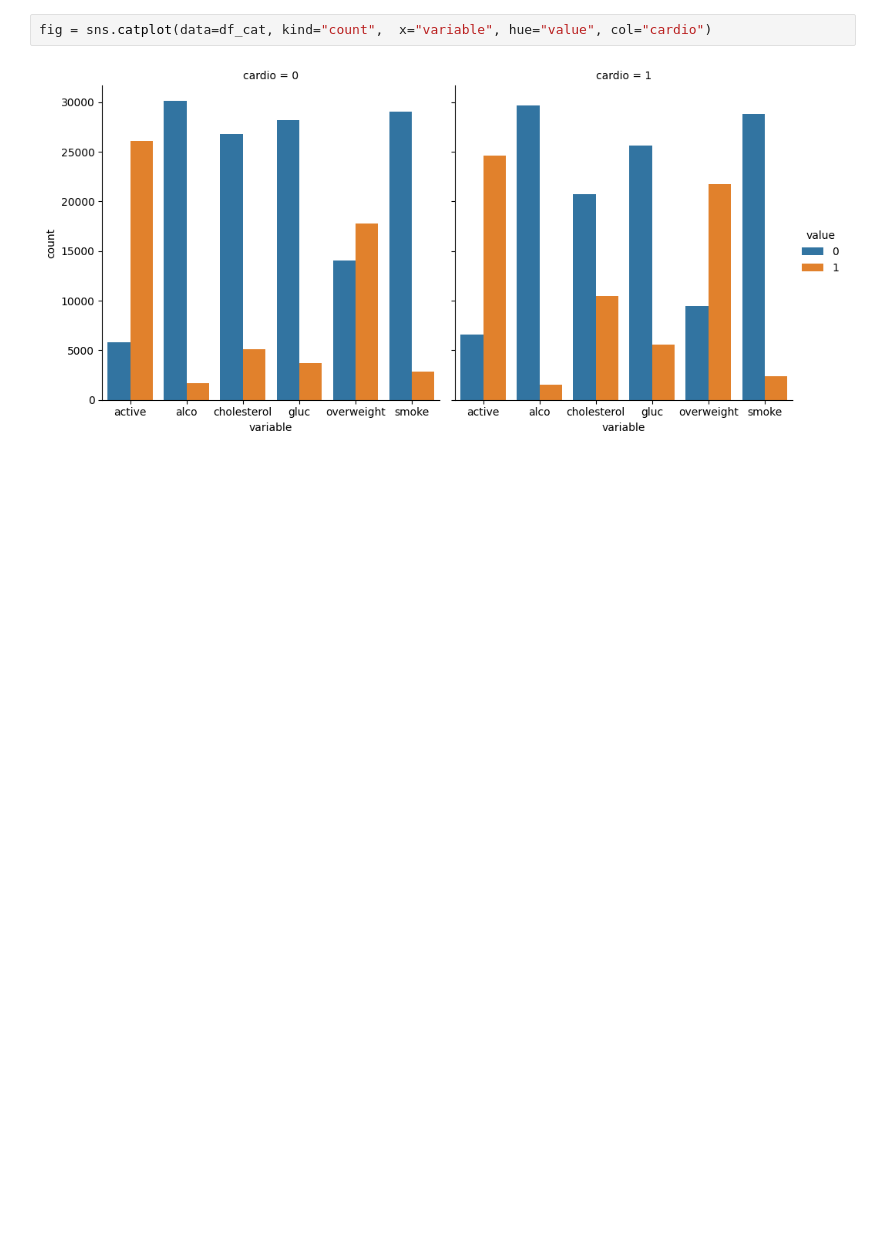
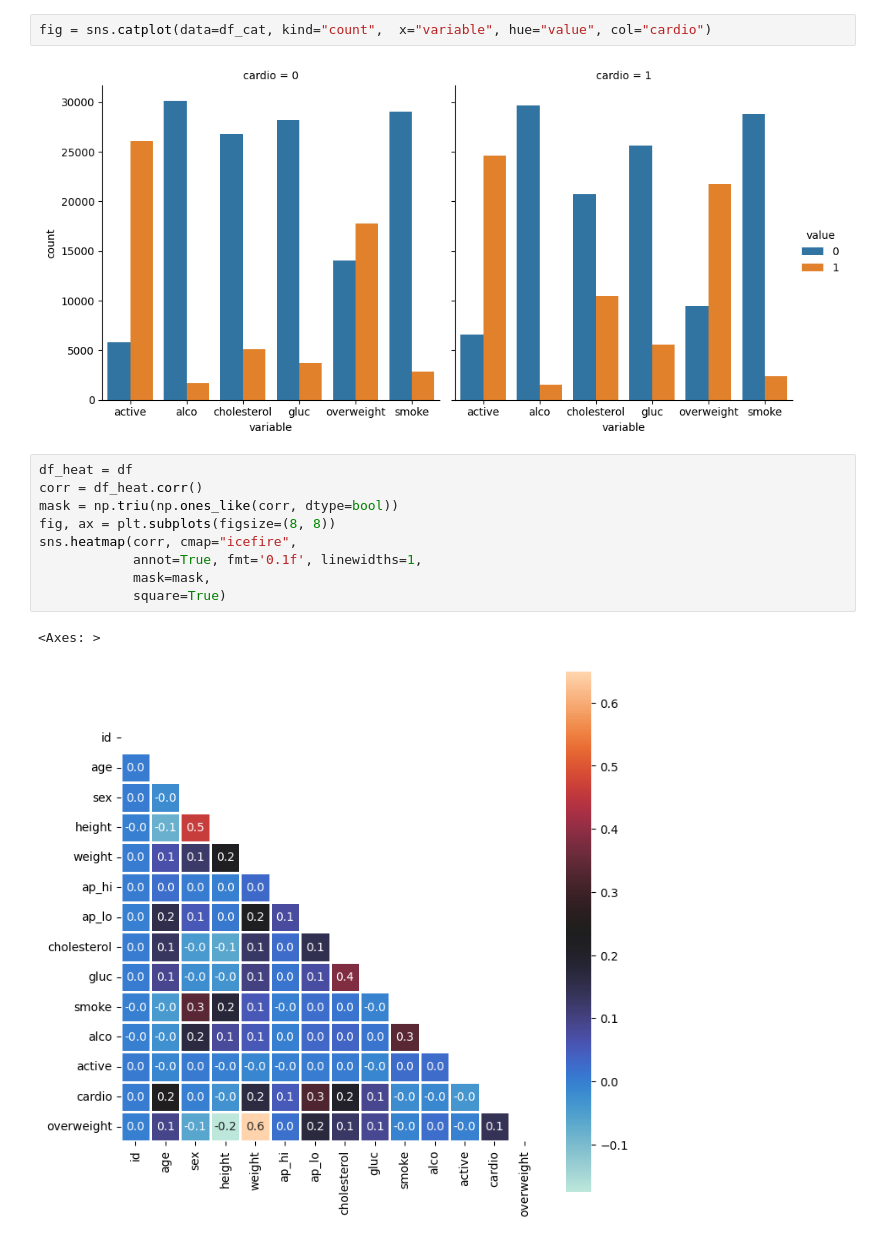
Before and after one commit to cruzcyn/Medical-Data-Visualizer, a Jupyter notebook: notebook.ipynb, the cells around one changed output. Saved outputs shown, nothing was run; the diff lists cells and outputs as text; blank space fills up the shorter version.

Commit message:
Finish writing code to draw heatmap

```diff
--- a/notebook.ipynb
+++ b/notebook.ipynb
@@ -66,3 +67,15 @@ df_cat
 fig = sns.catplot(data=df_cat, kind="count",  x="variable", hue="value", col="cardio")
 # %% [output]
 [figure]
+# %%
+df_heat = df
+corr = df_heat.corr()
+mask = np.triu(np.ones_like(corr, dtype=bool))
+fig, ax = plt.subplots(figsize=(8, 8))
+sns.heatmap(corr, cmap="icefire",
+            annot=True, fmt='0.1f', linewidths=1,
+            mask=mask,
+            square=True)
+# %% [output]
+<Axes: >
+[figure, added]
```
Also changed, not shown: parts of 2 cells of this notebook, 1 other file.
